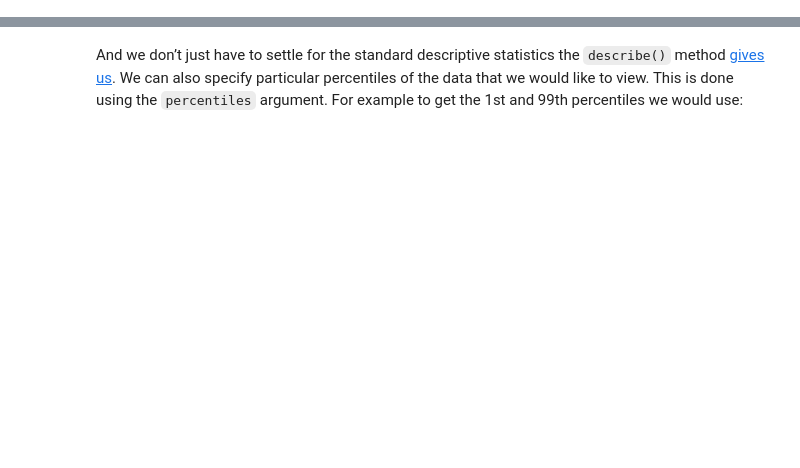
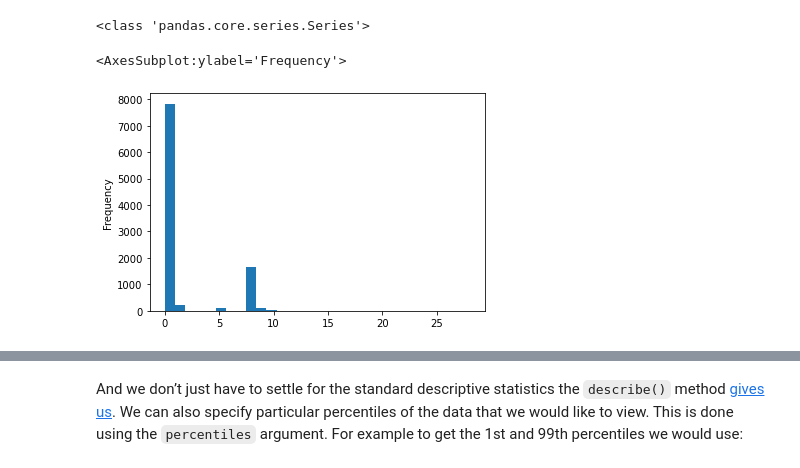
Before and after one commit to xfang422/i2p-1, a Jupyter notebook: practicals/Practical-05-Numeric_Data.ipynb, the cells around one changed output, grey strips where cells are left out. Drawn from its saved outputs; the diff is of its cells as text; code cells hidden in the pictures; blank space fills up the shorter version.

```diff
--- a/practicals/Practical-05-Numeric_Data.ipynb
+++ b/practicals/Practical-05-Numeric_Data.ipynb
@@ -395,0 +97,5 @@ As you work through the description code below, you may want to refer back to th
+# %%
+import os
+path = os.path.join('data','raw') # A default location to save raw data
+fn   = url.split('/')[-1]         # What does this do?
+print(f"Writing to: {fn}")
@@ -395,0 +131,4 @@ As you work through the description code below, you may want to refer back to th
+# %%
+del(df)
+df = pd.??(os.path.join(path,fn), ??=False, usecols=??, nrows=??)
+print(f"Data frame is {df.shape[0]:,} x {df.shape[1]}")
@@ -395,0 +197,2 @@ As you work through the description code below, you may want to refer back to th
+# %%
+df.drop(df[df.id.isna()].index.values, axis=0, inplace=True)
@@ -395,0 +241,2 @@ As you work through the description code below, you may want to refer back to th
+# %%
+df.drop(columns=??, inplace=??)
@@ -395,0 +278,8 @@ As you work through the description code below, you may want to refer back to th
+# %%
+probs = df.isnull().sum(axis=1)
+print(type(probs))       # Note that this has returned a series!
+probs.plot.hist(bins=30) # Oooooooh, check out what we can do with a series!
+# %% [output]
+<class 'pandas.core.series.Series'>
+<AxesSubplot:ylabel='Frequency'>
+[figure, added]
```
Also changed, not shown: parts of 329 cells of this notebook.
